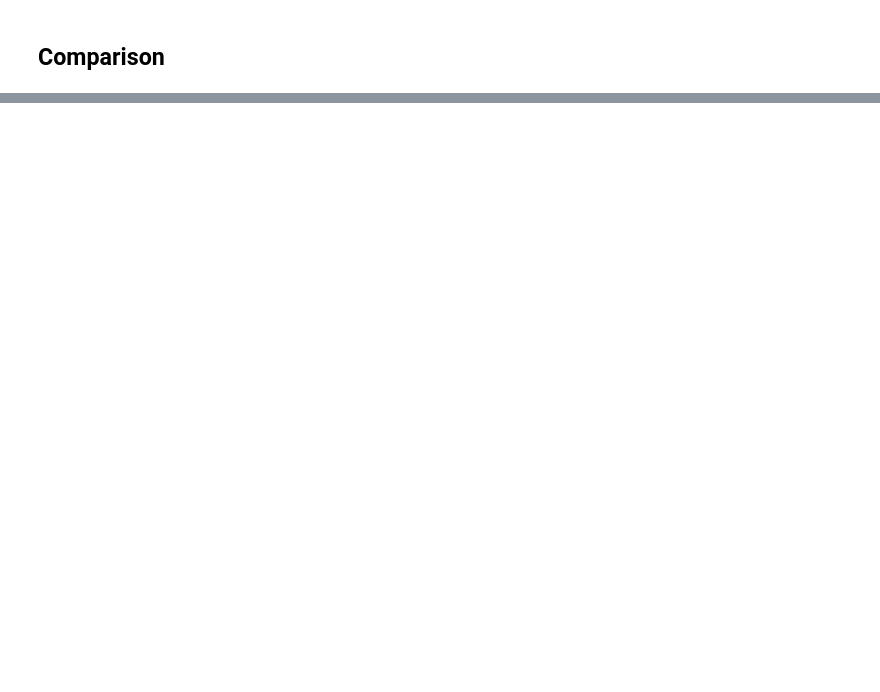
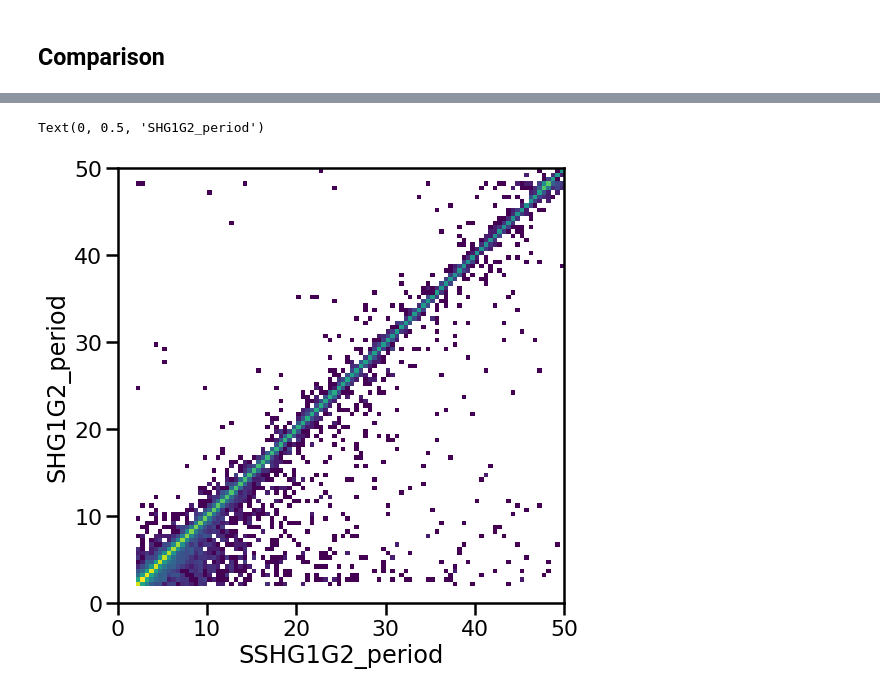
Before and after one commit to astrolabsoftware/fink-spins, a Jupyter notebook: notebooks/periods/spin_SSHG1G2.ipynb, the cells around one changed output, grey strips where cells are left out. Saved outputs shown, nothing was run; the diff lists cells and outputs as text; code cells hidden in the pictures; blank space fills up the shorter version.

```diff
--- a/notebooks/periods/spin_SSHG1G2.ipynb
+++ b/notebooks/periods/spin_SSHG1G2.ipynb
@@ -92,0 +106,12 @@ for fields in all_fields:
+# %%
+fig, ax = plt.subplots(1, 1, figsize=(8, 8))
+
+x = ssoft[mask]["SSHG1G2_period"] # periodogram + fit
+y = ssoft[mask]["SHG1G2_period"] # pure periodogram
+
+plt.hist2d(x, y, range=[[0, 50], [0, 50]], bins=100, norm="log")
+plt.xlabel("SSHG1G2_period")
+plt.ylabel("SHG1G2_period")
+# %% [output]
+Text(0, 0.5, 'SHG1G2_period')
+[figure, added]
```
Also changed, not shown: parts of 2 cells of this notebook, 4 other files.
